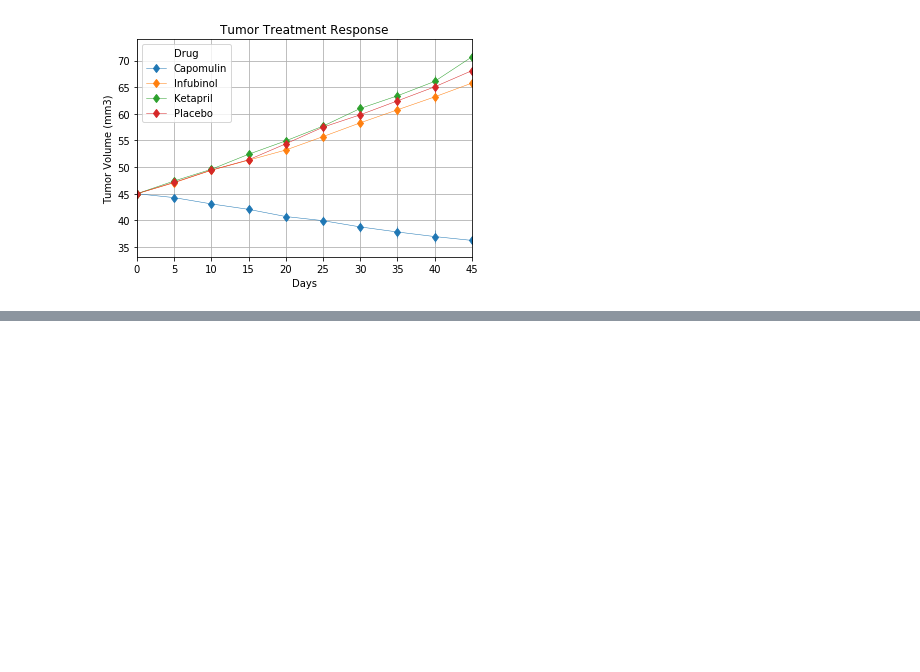
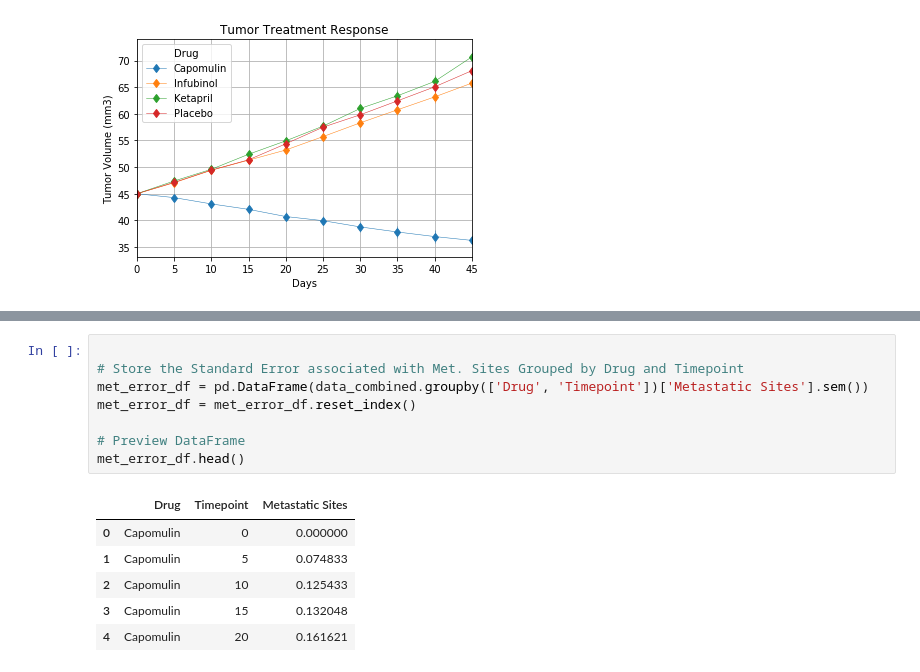
Before and after one commit to pro4424/matplotlib-challenge, a Jupyter notebook: Pymaceuticals/pymaceuticals.ipynb, the cells around one changed output, grey strips where cells are left out. Saved outputs shown, nothing was run; the diff lists cells and outputs as text; blank space fills up the shorter version.

```diff
--- a/Pymaceuticals/pymaceuticals.ipynb
+++ b/Pymaceuticals/pymaceuticals.ipynb
@@ -227,0 +244,15 @@ plt.show()
+# %%
+
+# Store the Standard Error associated with Met. Sites Grouped by Drug and Timepoint
+met_error_df = pd.DataFrame(data_combined.groupby(['Drug', 'Timepoint'])['Metastatic Sites'].sem())
+met_error_df = met_error_df.reset_index()
+
+# Preview DataFrame
+met_error_df.head()
+# %% [output]
+|  | Drug | Timepoint | Metastatic Sites |
+| 0 | Capomulin | 0 | 0.000000 |
+| 1 | Capomulin | 5 | 0.074833 |
+| 2 | Capomulin | 10 | 0.125433 |
+| 3 | Capomulin | 15 | 0.132048 |
+| 4 | Capomulin | 20 | 0.161621 |
```
Also changed, not shown: parts of 2 cells of this notebook, 1 other file.
